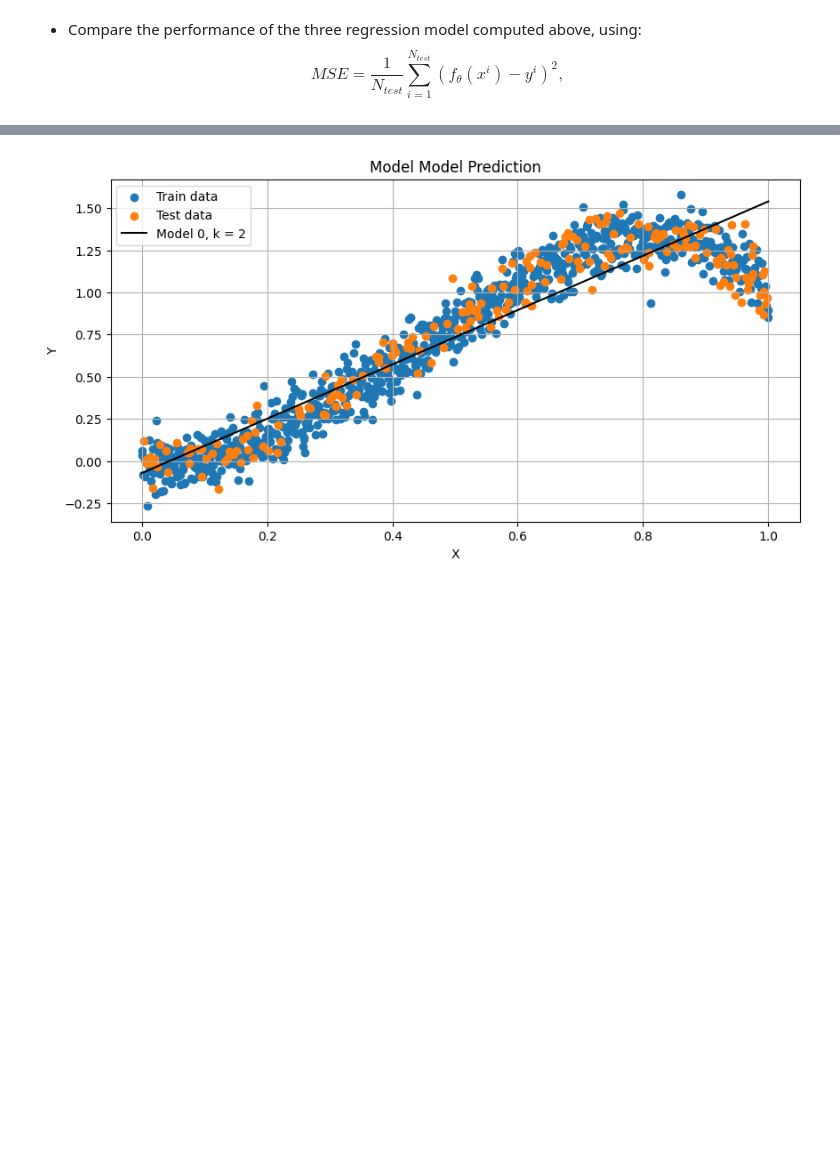
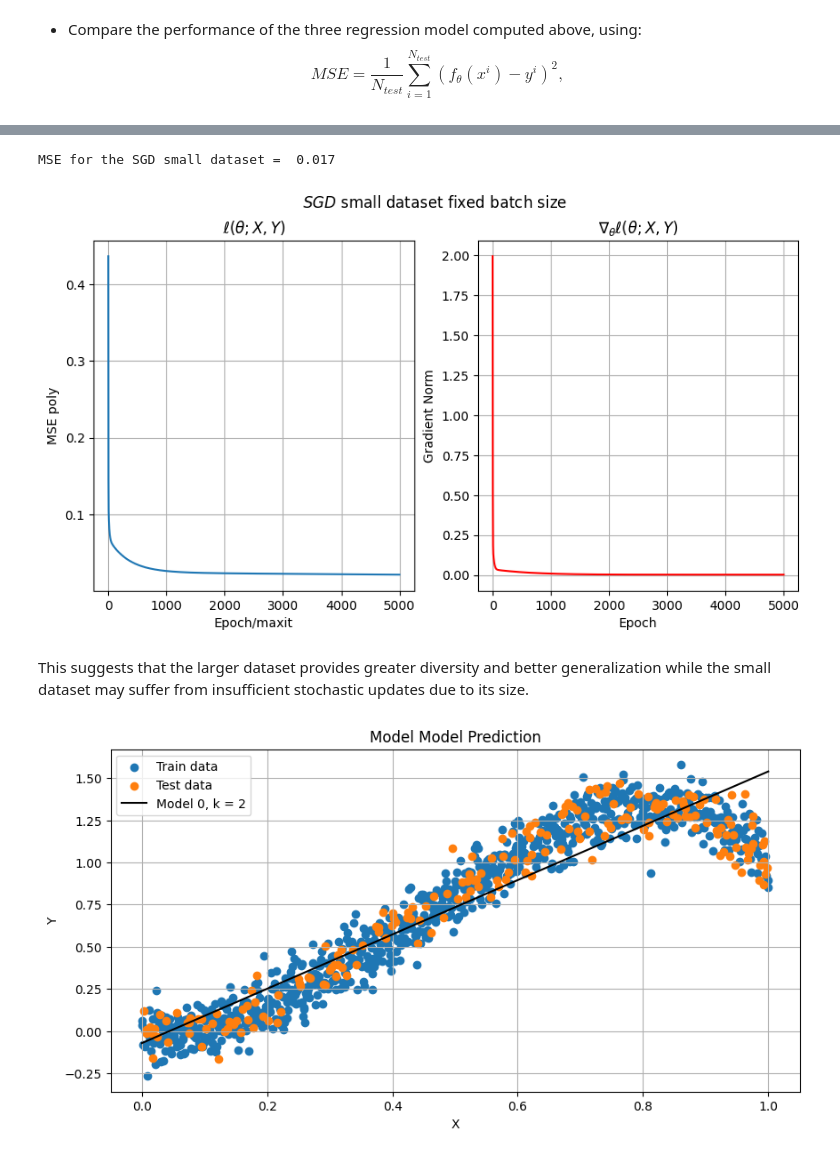
Before and after one commit to 26leonardo/homework_ssm_unibo, a Jupyter notebook: homework3.ipynb, the cells around one changed output, grey strips where cells are left out. Drawn from its saved outputs; the diff is of its cells as text; code cells hidden in the pictures; blank space fills up the shorter version.

```diff
--- a/homework3.ipynb
+++ b/homework3.ipynb
@@ -562,3 +606,20 @@ riSULTATI PRECEEDENTI TUTTI MOLTO BUONI
+# %%
+# we wont the same proposition respect to the big data set
+batch_size=X.shape[0]//20
+# SGD for the small dataset
+theta_history_3, loss_history_3, grad_norm_history_3 = SGD_poly(
+    loss_mse_poly, grad_loss_mse_poly, D2, degree_poly = degree_poly ,
+    theta0 = theta0, alpha = alpha, batch_size = batch_size,
+    n_epochs = n_epochs)
+
+
+print("MSE for the SGD small dataset = ", round(mse_error(X_test, Y_test, theta_history_3[-1]),3))
+plot_loss(loss_history_3, grad_norm_history_3, title = "$SGD$ small dataset fixed batch size")
+# %% [output]
+MSE for the SGD small dataset =  0.017
+[figure, added]
+# %% [markdown]
+This suggests that the larger dataset provides greater diversity and better generalization while the small dataset may suffer from insufficient stochastic updates due to its size.
 # %%
 plot_poly_regression(X_train, Y_train, X_test, Y_test, theta_history[-1])
 # %% [output]
```
Also changed, not shown: parts of 14 cells of this notebook, 1 other file.
